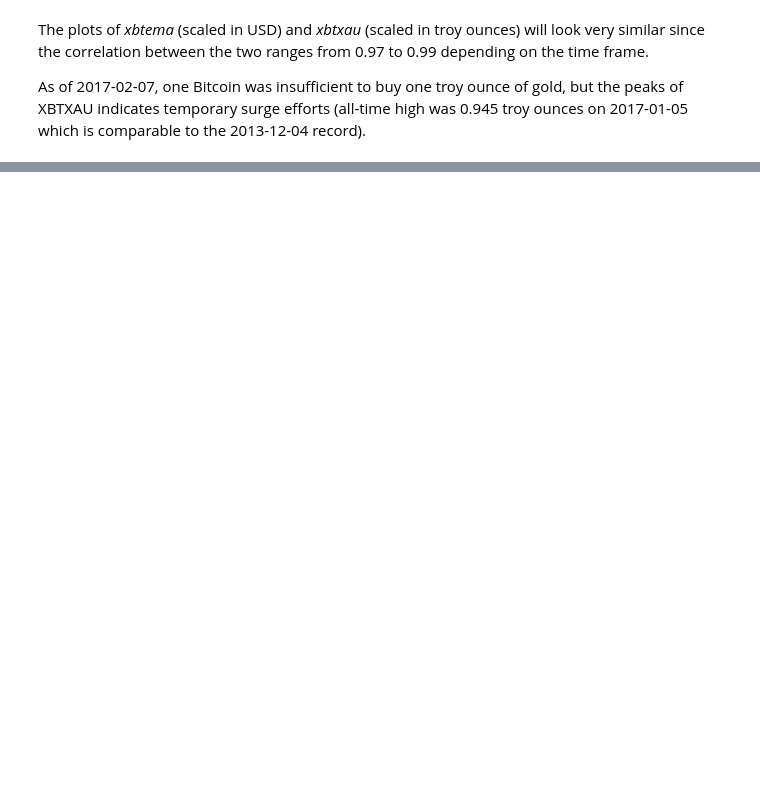
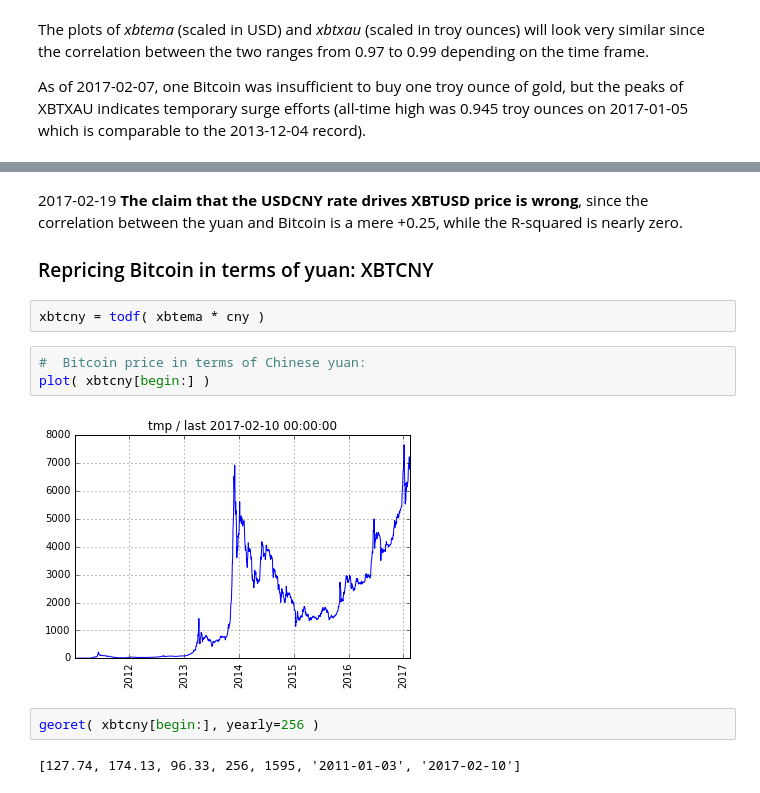
Before and after one commit to rsvp/fecon235, a Jupyter notebook: nb/qdl-xbt-bitcoin.ipynb, the cells around one changed output, grey strips where cells are left out. Drawn from its saved outputs; the diff is of its cells as text; blank space fills up the shorter version.

Commit message:
qdl-xbt-bitcoin.ipynb: include XBTCNY analysis
Polish the introductory summary, and move summary stats to Appendix 1.

```diff
--- a/nb/qdl-xbt-bitcoin.ipynb
+++ b/nb/qdl-xbt-bitcoin.ipynb
@@ -286,0 +420,17 @@ which is comparable to the 2013-12-04 record).
+# %% [markdown]
+2017-02-19 **The claim that the USDCNY rate drives XBTUSD price is wrong**,
+since the correlation between the yuan and Bitcoin is a mere +0.25,
+while the R-squared is nearly zero.
+
+### Repricing Bitcoin in terms of yuan: XBTCNY
+# %%
+xbtcny = todf( xbtema * cny )
+# %%
+#  Bitcoin price in terms of Chinese yuan:
+plot( xbtcny[begin:] )
+# %% [output]
+[figure, added]
+# %%
+georet( xbtcny[begin:], yearly=256 )
+# %% [output]
+[127.74, 174.13, 96.33, 256, 1595, '2011-01-03', '2017-02-10']
```
Also changed, not shown: parts of 36 cells of this notebook.
